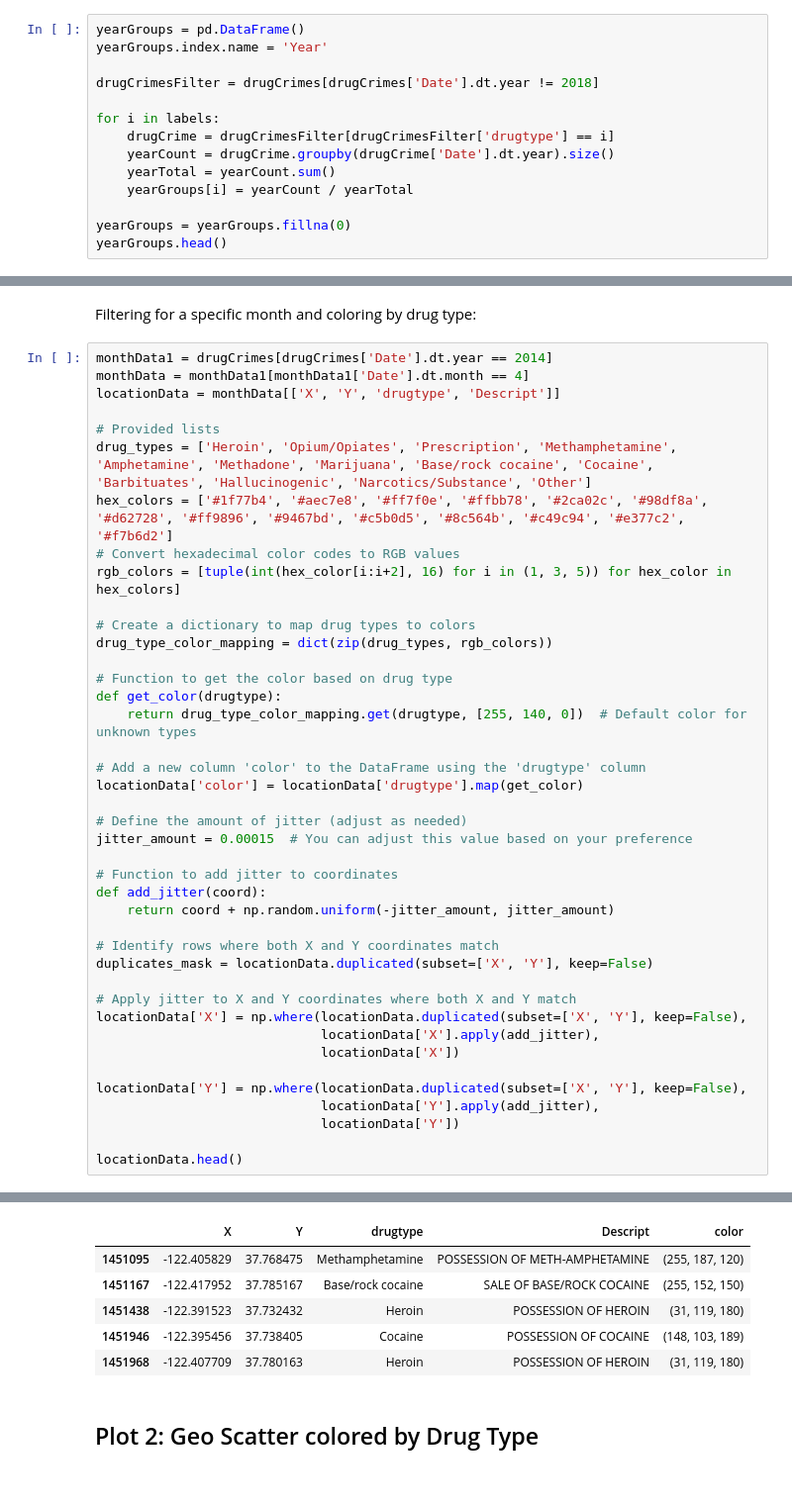
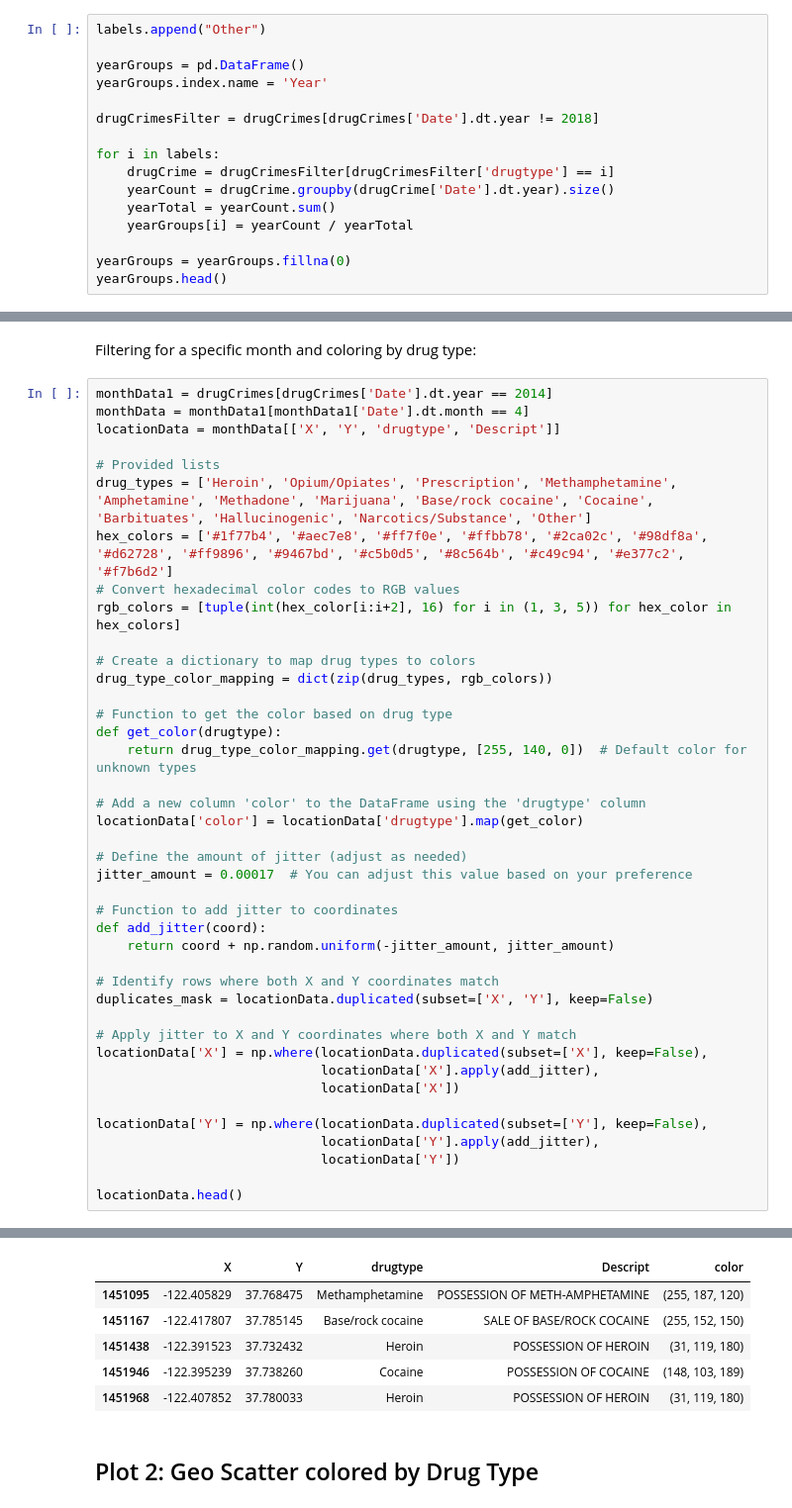
Before and after one commit to maxstalzer/maxstalzer.github.io, a Jupyter notebook: BigPlotz.ipynb, the cells around one changed output, grey strips where cells are left out. Shown at 99% size. Cells and saved outputs as stored; diff of their text form.

Commit message:
jitter fix

```diff
--- a/BigPlotz.ipynb
+++ b/BigPlotz.ipynb
@@ -80,6 +75,8 @@ See the caveats in the documentation: https://pandas.pydata.org/pandas-docs/stab
 # %% [markdown]
 Normalising count for every drug type for every year:
 # %%
+labels.append("Other")
+
 yearGroups = pd.DataFrame()
 yearGroups.index.name = 'Year'
 
@@ -184,7 +180,7 @@ def get_color(drugtype):
 locationData['color'] = locationData['drugtype'].map(get_color)
 
 # Define the amount of jitter (adjust as needed)
-jitter_amount = 0.00015  # You can adjust this value based on your preference
+jitter_amount = 0.00017  # You can adjust this value based on your preference
 
 # Function to add jitter to coordinates
 def add_jitter(coord):
@@ -194,11 +190,11 @@ def add_jitter(coord):
 duplicates_mask = locationData.duplicated(subset=['X', 'Y'], keep=False)
 
 # Apply jitter to X and Y coordinates where both X and Y match
-locationData['X'] = np.where(locationData.duplicated(subset=['X', 'Y'], keep=False),
+locationData['X'] = np.where(locationData.duplicated(subset=['X'], keep=False),
                              locationData['X'].apply(add_jitter),
                              locationData['X'])
 
-locationData['Y'] = np.where(locationData.duplicated(subset=['X', 'Y'], keep=False),
+locationData['Y'] = np.where(locationData.duplicated(subset=['Y'], keep=False),
                              locationData['Y'].apply(add_jitter),
                              locationData['Y'])
 
@@ -222,9 +218,9 @@ See the caveats in the documentation: https://pandas.pydata.org/pandas-docs/stab
 |  | X | Y | drugtype | Descript | color |
 | 1451095 | -122.405829 | 37.768475 | Methamphetamine | POSSESSION OF METH-AMPHETAMINE | (255, 187, 120) |
-| 1451167 | -122.417952 | 37.785167 | Base/rock cocaine | SALE OF BASE/ROCK COCAINE | (255, 152, 150) |
+| 1451167 | -122.417807 | 37.785145 | Base/rock cocaine | SALE OF BASE/ROCK COCAINE | (255, 152, 150) |
 | 1451438 | -122.391523 | 37.732432 | Heroin | POSSESSION OF HEROIN | (31, 119, 180) |
-| 1451946 | -122.395456 | 37.738405 | Cocaine | POSSESSION OF COCAINE | (148, 103, 189) |
-| 1451968 | -122.407709 | 37.780163 | Heroin | POSSESSION OF HEROIN | (31, 119, 180) |
+| 1451946 | -122.395239 | 37.738260 | Cocaine | POSSESSION OF COCAINE | (148, 103, 189) |
+| 1451968 | -122.407852 | 37.780033 | Heroin | POSSESSION OF HEROIN | (31, 119, 180) |
 # %% [markdown]
 ## Plot 2: Geo Scatter colored by Drug Type
 # %%
```
Also changed, not shown: parts of 3 cells of this notebook, 2 other files.
